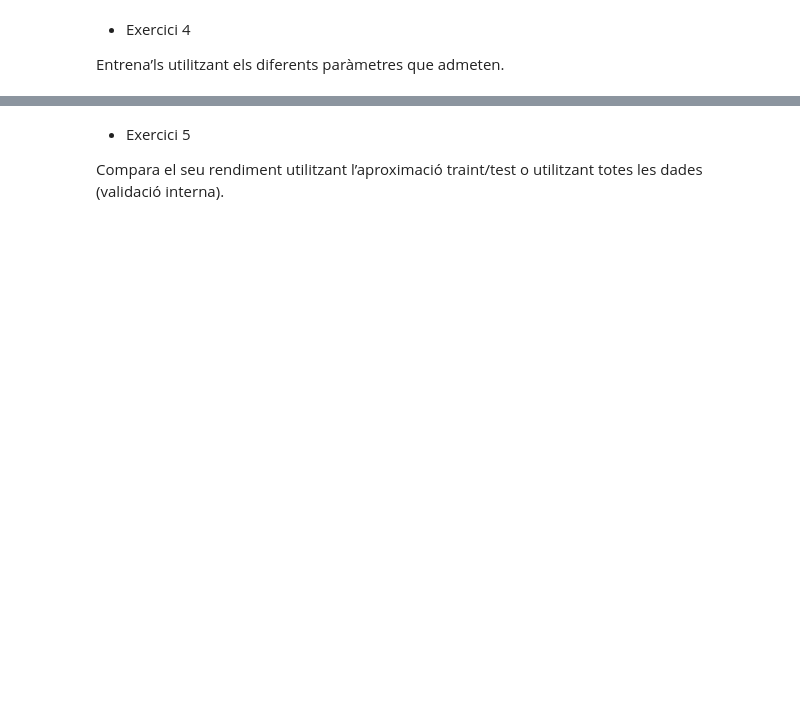
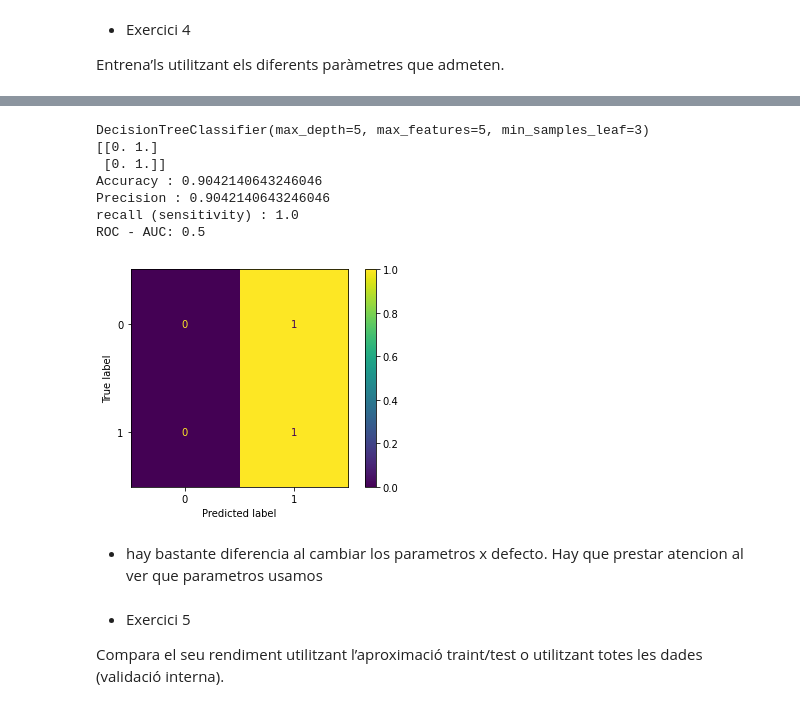
Before and after one commit to ManelForcales/Supervisat_Classificacio, a Jupyter notebook: Sprint13__classification.ipynb, the cells around one changed output, grey strips where cells are left out. Drawn from its saved outputs; the diff is of its cells as text; code cells hidden in the pictures; blank space fills up the shorter version.

```diff
--- a/Sprint13__classification.ipynb
+++ b/Sprint13__classification.ipynb
@@ -138,3 +197,17 @@ model4 = LinearSVC()
+# %%
+tree_1 = DecisionTreeClassifier(max_depth=5, max_features=5,min_samples_leaf=3)
+analyze_clasification_model(tree_1,X,y)
+# %% [output]
+DecisionTreeClassifier(max_depth=5, max_features=5, min_samples_leaf=3)
+[[0. 1.]
+ [0. 1.]]
+Accuracy : 0.9042140643246046
+Precision : 0.9042140643246046
+recall (sensitivity) : 1.0
+ROC - AUC: 0.5
+[figure, added]
+# %% [markdown]
++ hay bastante diferencia al cambiar los parametros x defecto. Hay que prestar atencion al ver que parametros usamos
 # %% [markdown]
 - Exercici 5
 
```
Also changed, not shown: parts of 32 cells of this notebook.
